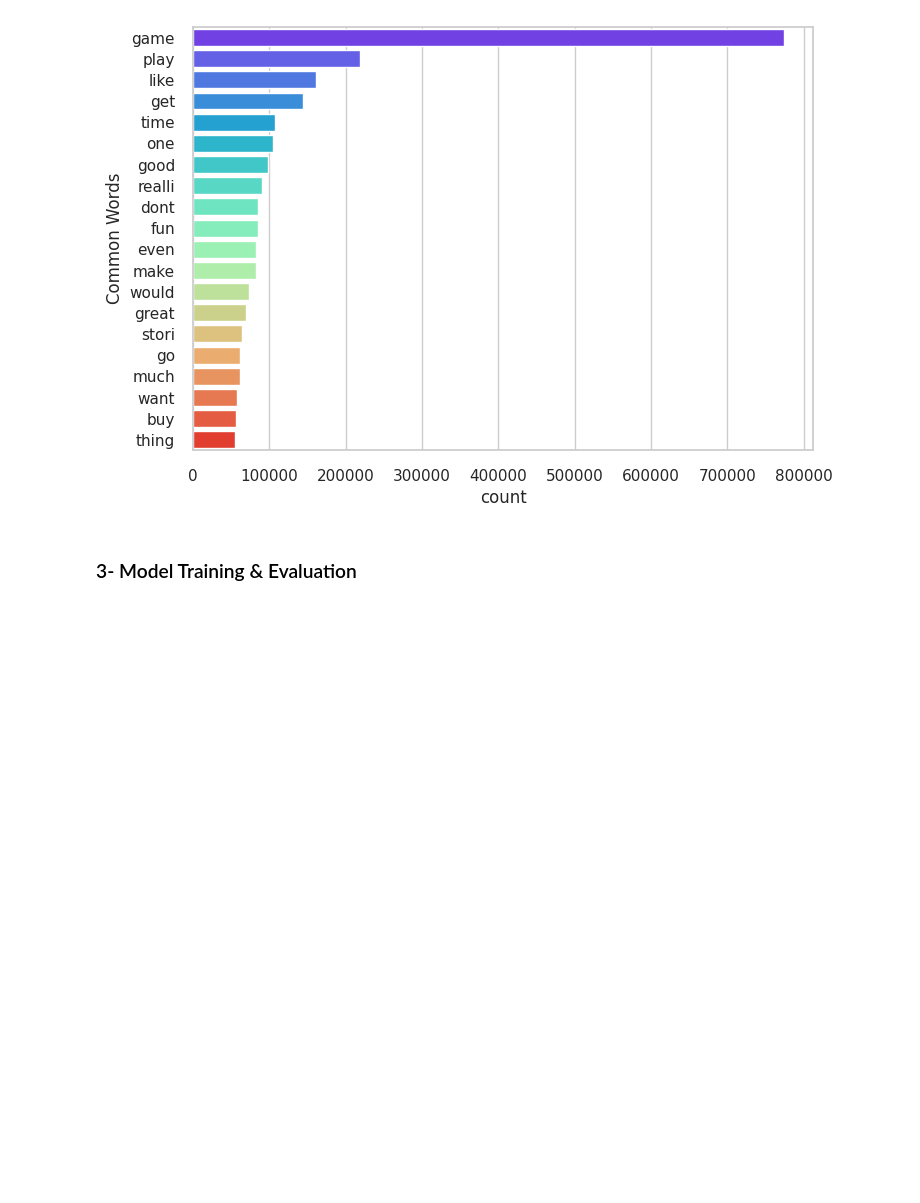
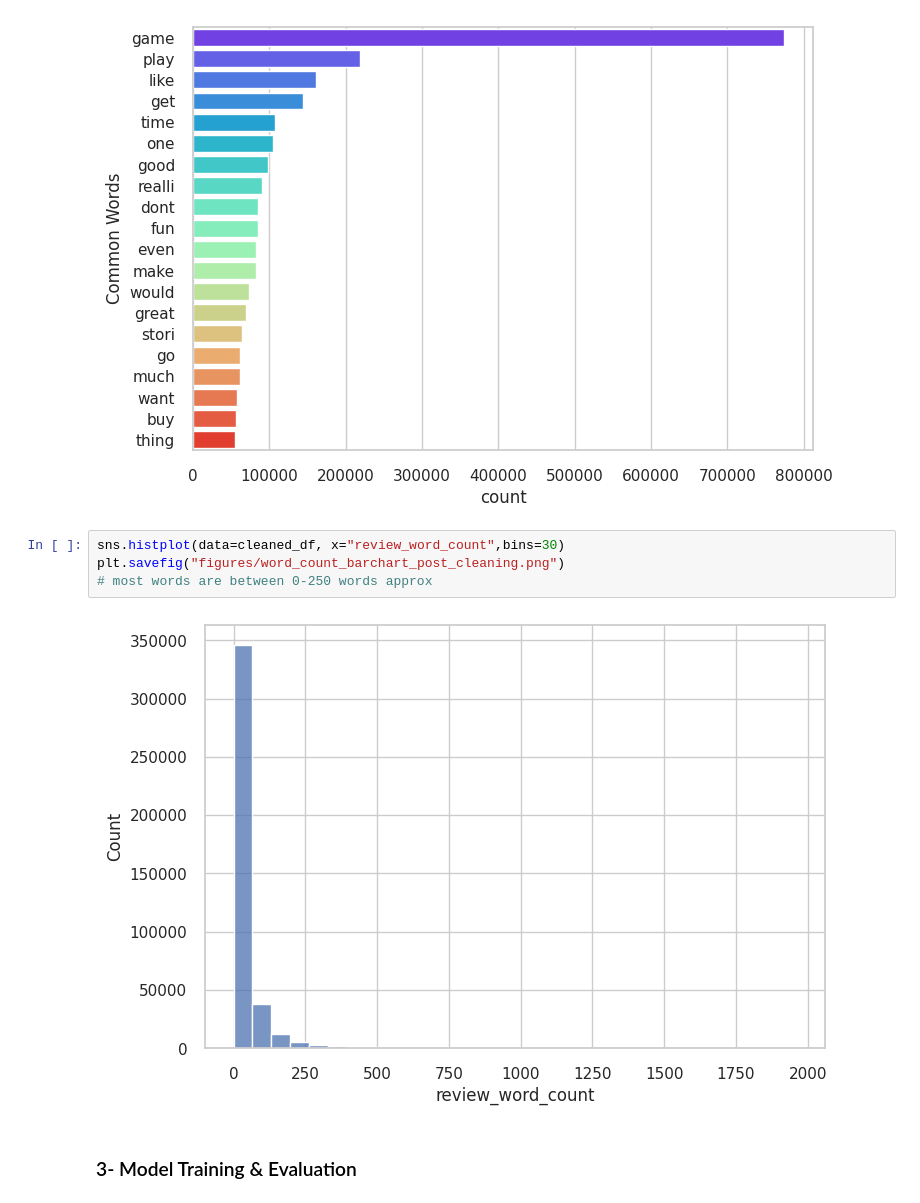
Before and after one commit to fatemalaali/nlp-game-reviews, a Jupyter notebook: game-sentiment-analysis.ipynb, the cells around one changed output. Cells and saved outputs as stored; diff of their text form; blank space fills up the shorter version.

Commit message:
more figures

```diff
--- a/game-sentiment-analysis.ipynb
+++ b/game-sentiment-analysis.ipynb
@@ -640,6 +650,12 @@ Passing `palette` without assigning `hue` is deprecated and will be removed in v
 
   sns.barplot(x="count", y="Common Words", data=top_words, palette='rainbow')
 [figure]
+# %%
+sns.histplot(data=cleaned_df, x="review_word_count",bins=30)
+plt.savefig("figures/word_count_barchart_post_cleaning.png")
+# most words are between 0-250 words approx
+# %% [output]
+[figure, added]
 # %% [markdown]
 ### 3- Model Training & Evaluation
 # %%
```
Also changed, not shown: parts of 9 cells of this notebook, 4 other files.
